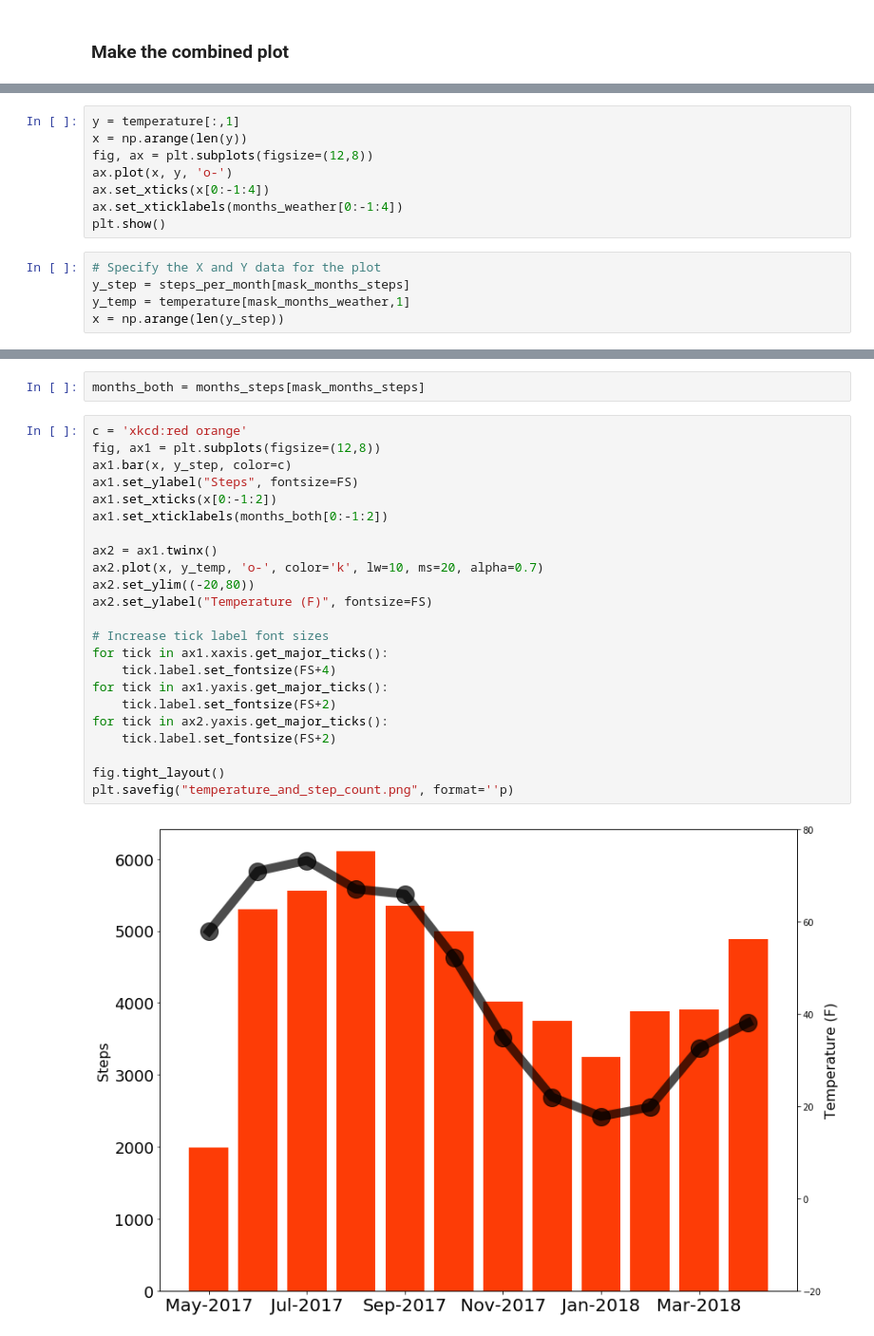
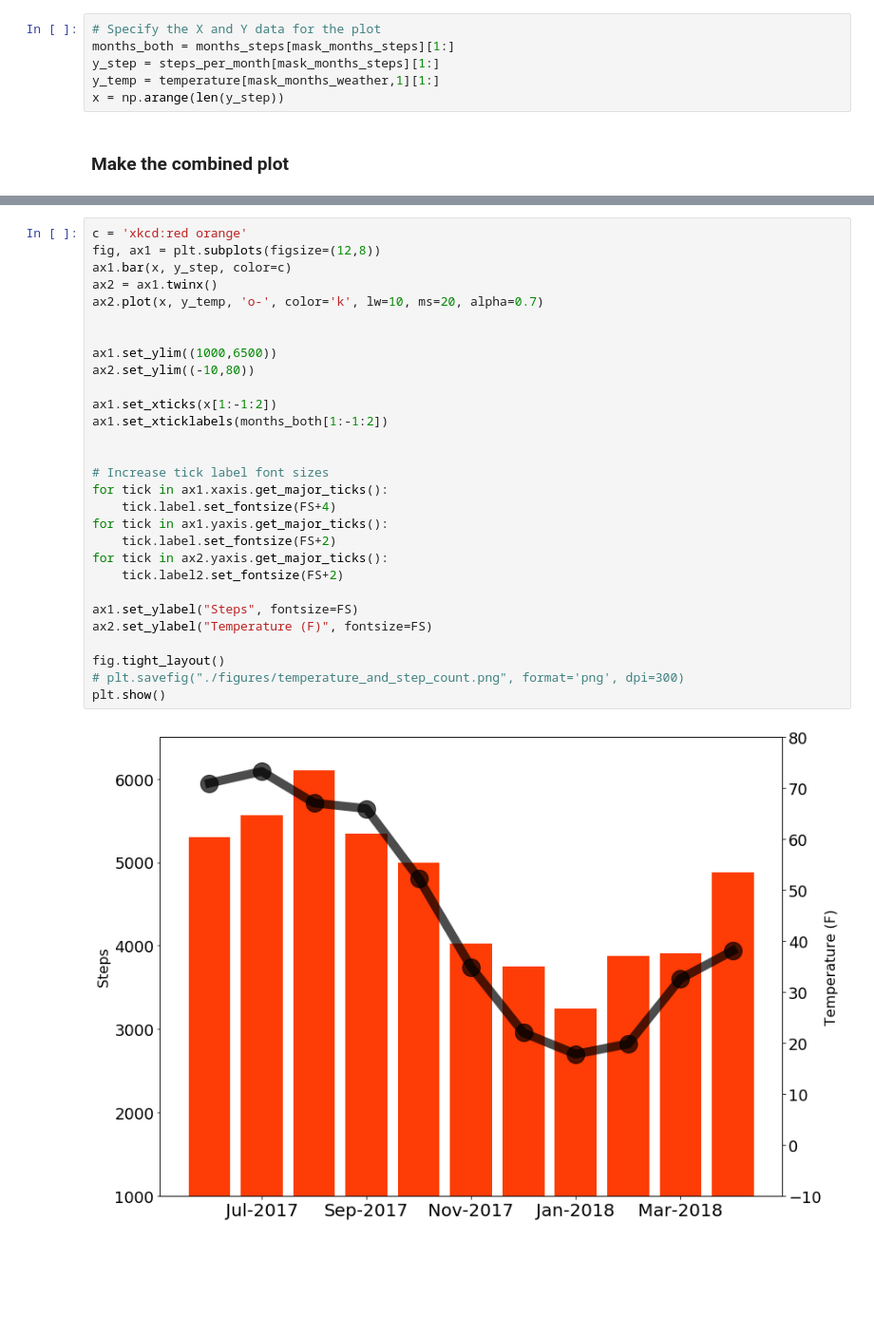
Before and after one commit to johnwmillr/WeatherStepCount, a Jupyter notebook: Apple_Health_StepCounts.ipynb, the cells around one changed output, grey strips where cells are left out. Shown at 95% size. Saved outputs shown, nothing was run; the diff lists cells and outputs as text; blank space fills up the shorter version.

Commit message:
Clean up the plot

```diff
--- a/Apple_Health_StepCounts.ipynb
+++ b/Apple_Health_StepCounts.ipynb
@@ -123,5 +124,11 @@ months_both
 array(['Apr-2018', 'Aug-2017', 'Dec-2017', 'Feb-2018', 'Jan-2018',
        'Jul-2017', 'Jun-2017', 'Mar-2018', 'May-2017', 'Nov-2017',
        'Oct-2017', 'Sep-2017'], dtype='<U8')
+# %%
+# Specify the X and Y data for the plot
+months_both = months_steps[mask_months_steps][1:]
+y_step = steps_per_month[mask_months_steps][1:]
+y_temp = temperature[mask_months_weather,1][1:]
+x = np.arange(len(y_step))
 # %% [markdown]
 ### Make the combined plot
@@ -145,13 +134,0 @@ plt.show()
-# %%
-y = temperature[:,1]
-x = np.arange(len(y))
-fig, ax = plt.subplots(figsize=(12,8))
-ax.plot(x, y, 'o-')
-ax.set_xticks(x[0:-1:4])
-ax.set_xticklabels(months_weather[0:-1:4])
-plt.show()
-# %%
-# Specify the X and Y data for the plot
-y_step = steps_per_month[mask_months_steps]
-y_temp = temperature[mask_months_weather,1]
-x = np.arange(len(y_step))
@@ -168,27 +135,31 @@ plt.show()
-# %%
-months_both = months_steps[mask_months_steps]
 # %%
 c = 'xkcd:red orange'
 fig, ax1 = plt.subplots(figsize=(12,8))
 ax1.bar(x, y_step, color=c)
-ax1.set_ylabel("Steps", fontsize=FS)
-ax1.set_xticks(x[0:-1:2])
-ax1.set_xticklabels(months_both[0:-1:2])
-
 ax2 = ax1.twinx()
 ax2.plot(x, y_temp, 'o-', color='k', lw=10, ms=20, alpha=0.7)
-ax2.set_ylim((-20,80))
-ax2.set_ylabel("Temperature (F)", fontsize=FS)
+
+
+ax1.set_ylim((1000,6500))
+ax2.set_ylim((-10,80))
+
+ax1.set_xticks(x[1:-1:2])
+ax1.set_xticklabels(months_both[1:-1:2])
+
 
 # Increase tick label font sizes
 for tick in ax1.xaxis.get_major_ticks():
     tick.label.set_fontsize(FS+4)
 for tick in ax1.yaxis.get_major_ticks():
     tick.label.set_fontsize(FS+2)
 for tick in ax2.yaxis.get_major_ticks():
-    tick.label.set_fontsize(FS+2)
+    tick.label2.set_fontsize(FS+2)
+
+ax1.set_ylabel("Steps", fontsize=FS)
+ax2.set_ylabel("Temperature (F)", fontsize=FS)
 
 fig.tight_layout()
-plt.savefig("temperature_and_step_count.png", format=''p)
+# plt.savefig("./figures/temperature_and_step_count.png", format='png', dpi=300)
+plt.show()
 # %% [output]
-[figure, old version]
+[figure, new version]
```
Also changed, not shown: parts of 7 cells of this notebook.
